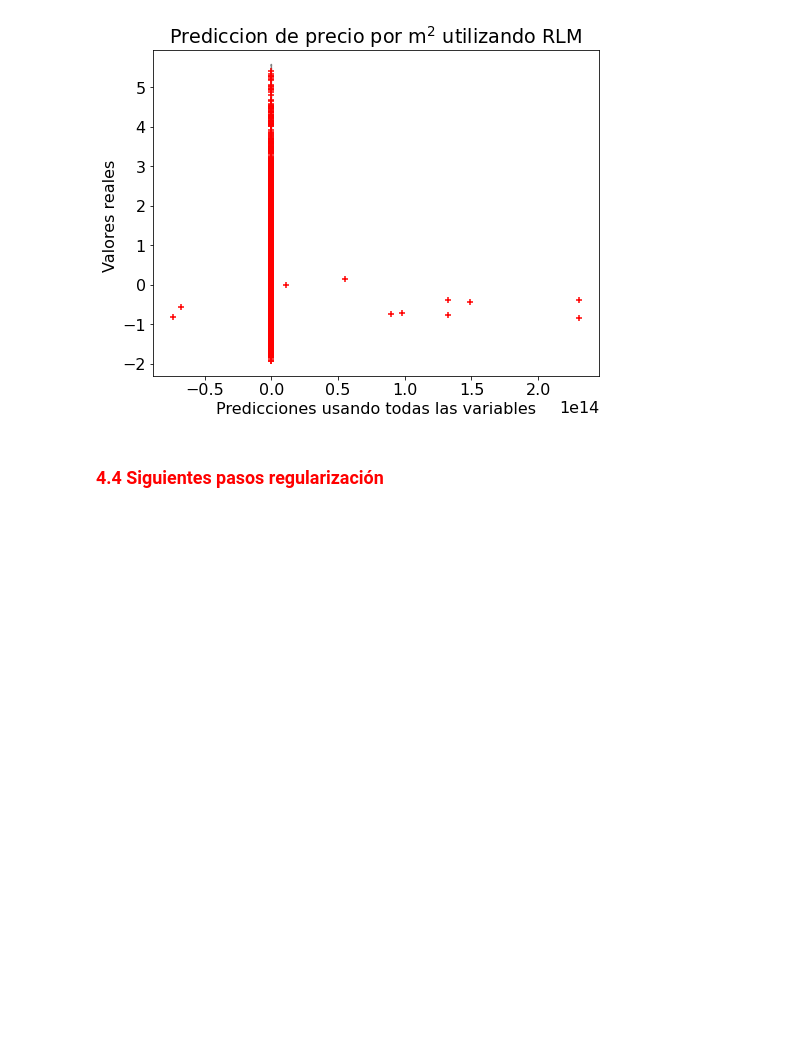
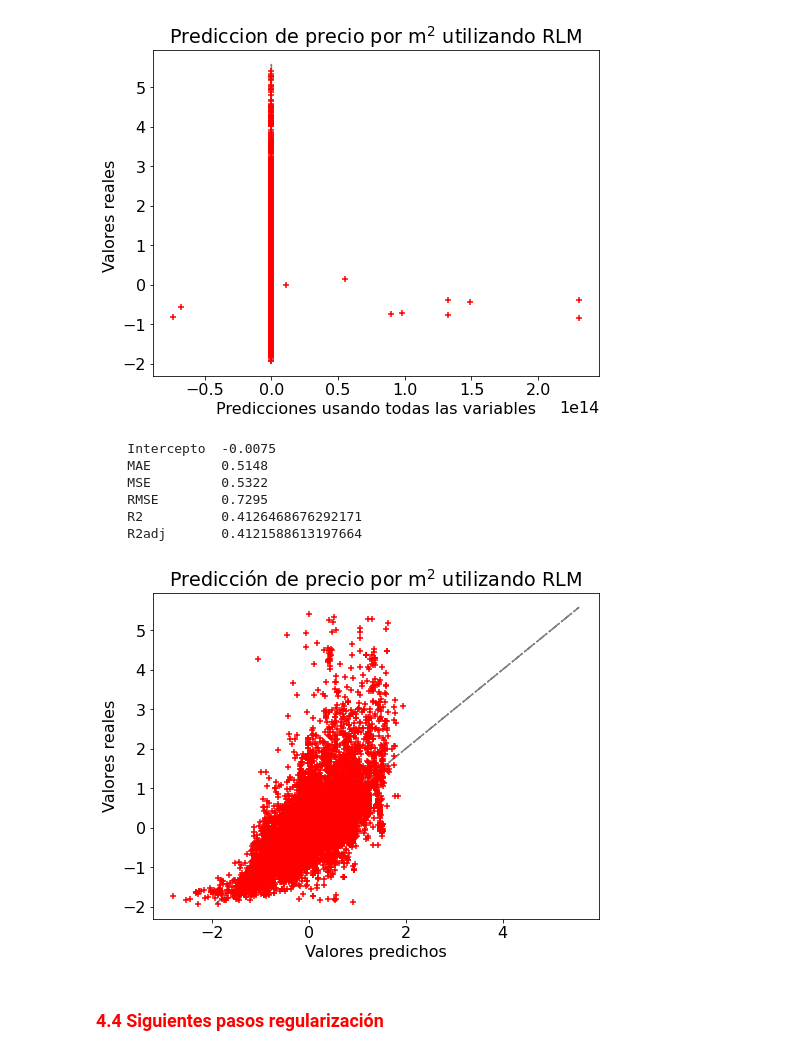
Before and after one commit to szl30n/ProyectosDHDS, a Jupyter notebook: TP2/Enzo.ipynb, the cells around one changed output. Saved outputs shown, nothing was run; the diff lists cells and outputs as text; code cells hidden in the pictures; blank space fills up the shorter version.

Commit message:
RLM usando todas las variables menos place name

```diff
--- a/TP2/Enzo.ipynb
+++ b/TP2/Enzo.ipynb
@@ -278,14 +246,14 @@ def rlm_func(X, y):
     MSE\t\t{mean_squared_error(y_test, y_pred).round(4)}
     RMSE\t{np.sqrt(mean_squared_error(y_test, y_pred)).round(4)}
     R2\t\t{R2}
-    R2ADJ\t{R2_ajustado}
+    R2adj\t{R2_ajustado}
     ''')
 
     plt.plot(y,y, '-.',c='grey')
     plt.scatter(y_pred, y_test, s=30, c='r', marker='+', zorder=10)
-    plt.xlabel("Predicciones usando todas las variables")
-    plt.ylabel("Valores reales ")
-    plt.title('Prediccion de precio por m$^2$ utilizando RLM')
+    plt.xlabel("Valores predichos")
+    plt.ylabel("Valores reales")
+    plt.title('Predicción de precio por m$^2$ utilizando RLM')
     plt.show()
 # %% [markdown]
 ### 4.3.2 RLM con las 3 features originales juntas **sin normalización**
@@ -391,6 +361,21 @@ rlm_func(X_todo,y_todo)
     R2          -2.0525132878627716e+25
     R2ADJ       -2.08351420161975e+25
 [figure]
+# %%
+# Hacemos un modelo utilizando todos los features
+cols2drop = list(data.filter(regex = '^pn_', axis = 1).columns) + ['precio_por_m2']
+X_am = scale(data.drop(columns = cols2drop))
+#X_todo = scale(data[data.columns.difference(["precio_por_m2"])])
+y_am = scale(data['precio_por_m2'])
+rlm_func(X_am, y_am)
+# %% [output]
+    Intercepto  -0.0075
+    MAE         0.5148
+    MSE         0.5322
+    RMSE        0.7295
+    R2          0.4126468676292171
+    R2adj       0.4121588613197664
+[figure, added]
 # %% [markdown]
 ###  **<font color='red'>4.4 Siguientes pasos regularización </font>**
 # %% [markdown]
```
Also changed, not shown: parts of 9 cells of this notebook, 1 other file.
